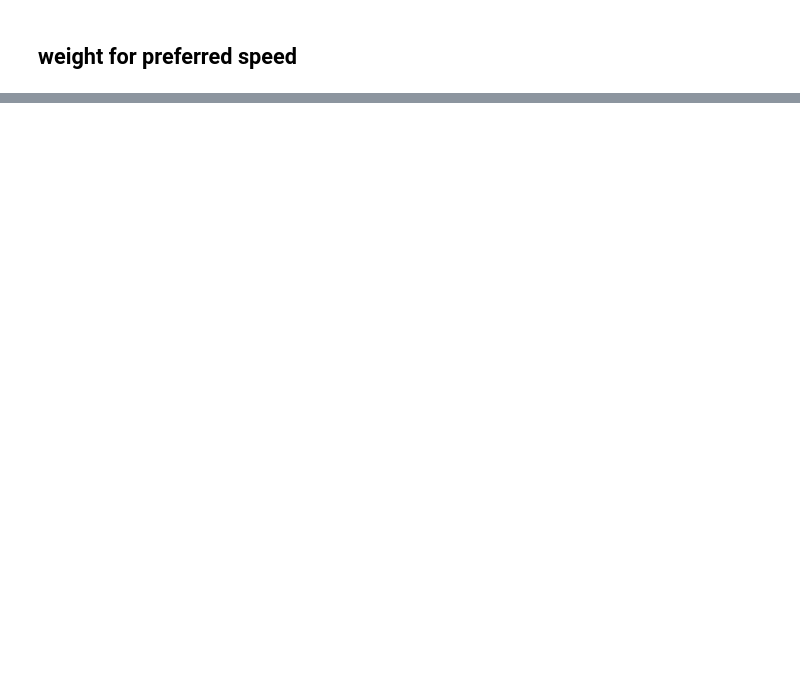
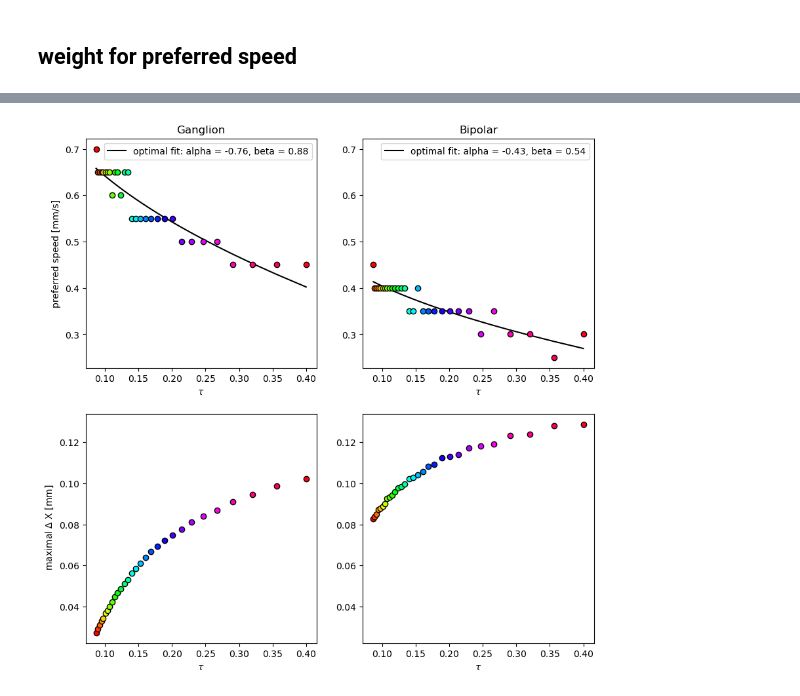
Before and after one commit to simoneeb/motion_anticipation_network, a Jupyter notebook: Figures_Paper_v2/Figure_codes/F4-prefspeed-ff.ipynb, the cells around one changed output, grey strips where cells are left out. Drawn from its saved outputs; the diff is of its cells as text; code cells hidden in the pictures; blank space fills up the shorter version.

```diff
--- a/Figures_Paper_v2/Figure_codes/F4-prefspeed-ff.ipynb
+++ b/Figures_Paper_v2/Figure_codes/F4-prefspeed-ff.ipynb
@@ -348,14 +389,11 @@ plt.legend()
 # %%
-
 net = f'fb_linear'
 
 # load dataframe
 response_data = pd.read_csv(f'{filepath}/responses_RG_tauABrel.csv')
 
-
 # load dataframe
 df = pd.read_csv(f'{filepath}/anticipation_data_tauABrel.csv')
-
 
 print(df.columns)
 
@@ -367,12 +405,17 @@ df['ant_RG_drive_space'] = df['ant_RG_drive_time']* df['speed']
 df['ant_RG_bar_time']  = df['tp_rf_GC_mid'] - df['peak_RG']
 df['ant_RG_bar_space'] = df['ant_RG_bar_time']* df['speed']
 
+
+
+# calculate anticipation with respect to
+df['ant_RB_bar_time']  = df['tp_rf_GC_mid'] - df['peak_RB']
+df['ant_RB_bar_space'] = df['ant_RB_bar_time']* df['speed']
+
 df['wTOT'] = -1*df['wTOT']
 df['wTOT'] = df['wTOT'].round()
 # multiple heatmaps, keeping w+ fixed and changing w-
 #dfgrouped = df.groupby(['wAB'])
 
-
 speeds = df['speed'].unique()#[0.1,0.2,0.3,0.4,0.5,0.6,0.7,0.8,0.9,1.0,2.0]
 
 df['tauA'].unique()
@@ -475,0 +679,81 @@ No artists with labels found to put in legend.  Note that artists whose label st
+# %%
+
+def preferred_speed(wplus,alpha,beta):
+
+    return alpha*np.sqrt(wplus)+beta
+
+
+
+fig = plt.figure(figsize = (10,10))
+gs = fig.add_gridspec(2,2)
+
+
+
+
+weights = np.asarray(weights_G)
+pref_speeds = np.asarray(pref_speeds_G)
+popt,_ = curve_fit(preferred_speed,weights,pref_speeds)
+
+
+
+ax = fig.add_subplot(gs[0,0])
+
+ax.set_title('Ganglion')
+for wi,w in enumerate(weights):
+    plt.scatter(w,pref_speeds[wi], color = cmapg(wi), edgecolor = 'k', zorder = 10)
+plt.plot(weights, preferred_speed(weights,*popt), label  =f'optimal fit: alpha = {np.round(popt[0],2)}, beta = {np.round(popt[1],2)}', color = 'k')
+
+plt.xlabel(r'$\tau$')
+plt.ylabel('preferred speed [mm/s]')
+plt.legend()
+
+axs = ax
+
+
+
+
+ax = fig.add_subplot(gs[1,0])
+ax.set_title('')
+for wi,w in enumerate(weights):
+    plt.scatter(w,pref_amp_G[wi], color = cmapg(wi), edgecolor = 'k', zorder = 10)
+
+
+plt.xlabel(r'$\tau$')
+plt.ylabel(r' maximal $\Delta$ X [mm]')
+
+axa = ax
+
+
+
+
+
+weights = np.asarray(weights_B)
+pref_speeds = np.asarray(pref_speeds_B)
+
+def preferred_speed(wplus,alpha,beta):
+
+    return alpha*np.sqrt(wplus)+beta
+
+
+popt,_ = curve_fit(preferred_speed,weights,pref_speeds)
+
+
+
+ax = fig.add_subplot(gs[0,1],sharey = axs)
+
+ax.set_title('Bipolar')
+for wi,w in enumerate(weights):
+    plt.scatter(w,pref_speeds[wi], color = cmapg(wi), edgecolor = 'k', zorder = 10)
+plt.plot(weights, preferred_speed(weights,*popt), label  =f'optimal fit: alpha = {np.round(popt[0],2)}, beta = {np.round(popt[1],2)}', color = 'k')
+
+plt.xlabel(r'$\tau$')
+plt.legend()
+
+
+ax = fig.add_subplot(gs[1,1],sharey = axa)
+ax.set_title(' ')
+for wi,w in enumerate(weights):
+    plt.scatter(w,pref_amp_B[wi], color = cmapg(wi), edgecolor = 'k', zorder = 10)
+
+plt.xlabel(r'$\tau$')
+# %% [output]
@@ -475,0 +761 @@ No artists with labels found to put in legend.  Note that artists whose label st
+[figure, added]
```
Also changed, not shown: parts of 17 cells of this notebook, 33 other files.
